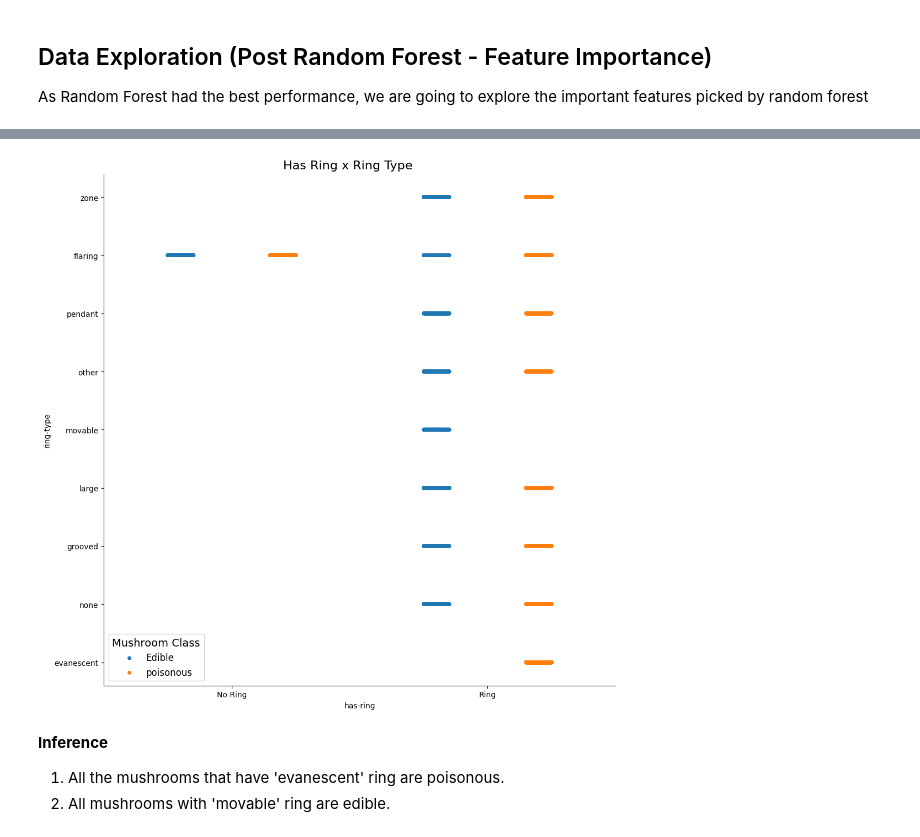
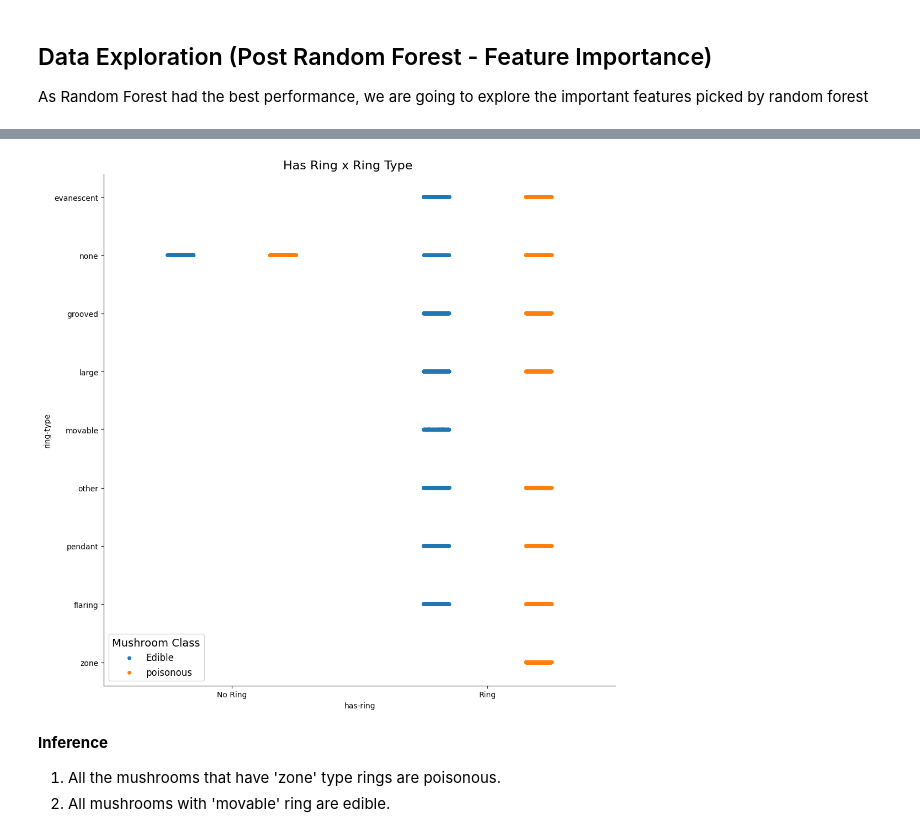
Before and after one commit to debdeepm26/IS597MLC_Final_Project, a Jupyter notebook: Mushroom.ipynb, the cells around one changed output, grey strips where cells are left out. Drawn from its saved outputs; the diff is of its cells as text; code cells hidden in the pictures.

```diff
--- a/Mushroom.ipynb
+++ b/Mushroom.ipynb
@@ -663,16 +663,16 @@ plot.figure.savefig('Result/Analysis Images/Inference_Habitat_x_Spore-Color.png'
 # %%
 plot = sns.catplot(x ='has-ring', y ='ring-type', data = mushroom_data_dd_nao, hue ='class', dodge = True, height=10, legend=False)
 plot.fig.suptitle("Has Ring x Ring Type", fontsize=16, y=1.01)
 plot.set_xticklabels(['No Ring', 'Ring'])
-plot.set_yticklabels(['zone', 'flaring', 'pendant', 'other', 'movable', 'large', 'grooved', 'none', 'evanescent'])
+plot.set_yticklabels(['zone', 'flaring', 'pendant', 'other', 'movable', 'large', 'grooved', 'none', 'evanescent'][::-1])
 plt.legend(title='Mushroom Class', loc='lower left', labels=['Edible', 'poisonous'], title_fontsize='14', fontsize='12')
 plt.show()
 plot.figure.savefig('Result/Analysis Images/Inference_Has-Ring_x_Ring-Type.png')
 # %% [output]
-[figure, old version]
+[figure, new version]
 # %% [markdown]
 **Inference**
-1. All the mushrooms that have 'evanescent' ring are poisonous.
+1. All the mushrooms that have 'zone' type rings are poisonous.
 2. All mushrooms with 'movable' ring are edible.
 # %%
 plot = sns.catplot(x ='season', y ='habitat', data = mushroom_data_dd_nao.loc[mushroom_data_dd_nao['has-ring'] == 't'], hue ='class', dodge = True, height=10, legend=False)
```
Also changed, not shown: parts of 8 cells of this notebook, 5 other files.
